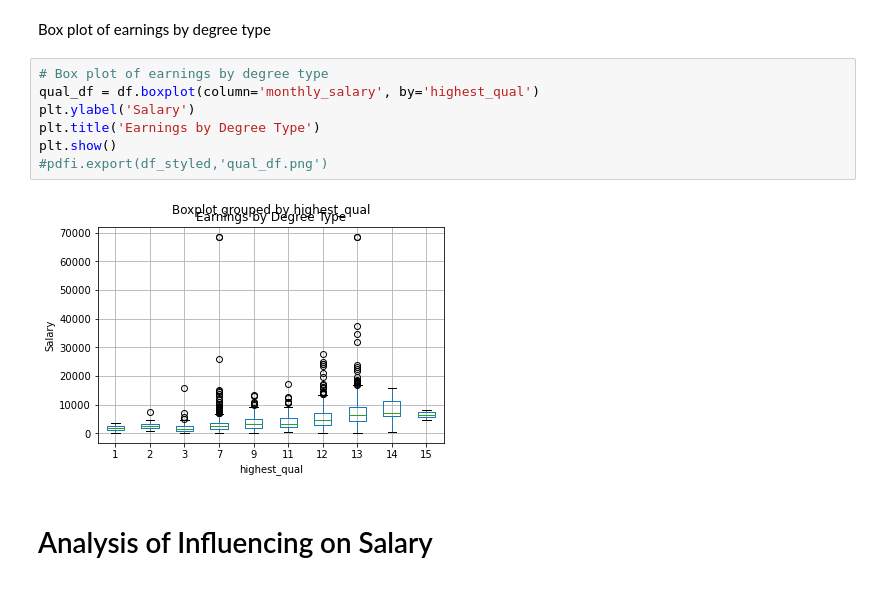
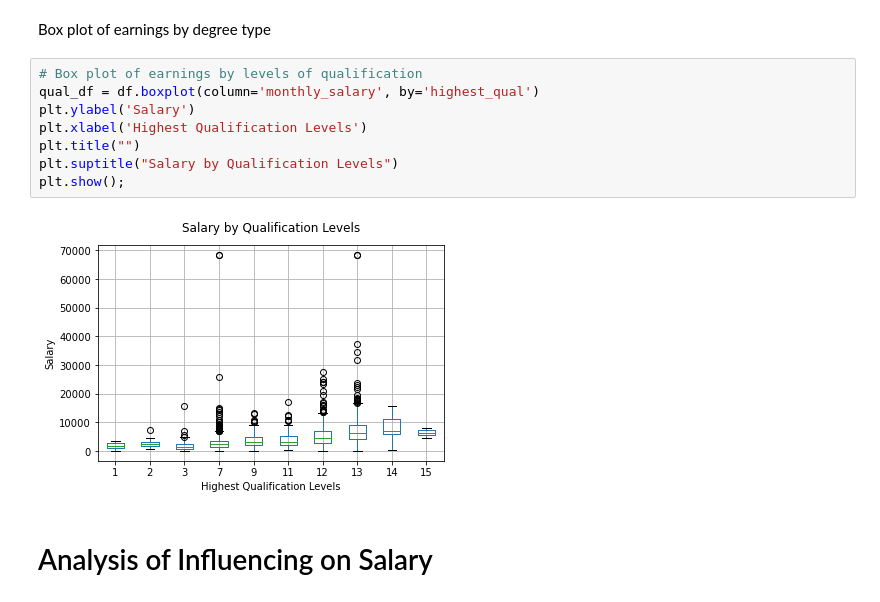
Before and after one commit to JCNdongo/ThreeKings-Project1, a Jupyter notebook: salary_group_analysis.ipynb, the cells around one changed output. Saved outputs shown, nothing was run; the diff lists cells and outputs as text.

```diff
--- a/salary_group_analysis.ipynb
+++ b/salary_group_analysis.ipynb
@@ -158,14 +145,15 @@ plt.show()
 # %% [markdown]
 Box plot of earnings by degree type
 # %%
-# Box plot of earnings by degree type
+# Box plot of earnings by levels of qualification
 qual_df = df.boxplot(column='monthly_salary', by='highest_qual')
 plt.ylabel('Salary')
-plt.title('Earnings by Degree Type')
-plt.show()
-#pdfi.export(df_styled,'qual_df.png')
+plt.xlabel('Highest Qualification Levels')
+plt.title("")
+plt.suptitle("Salary by Qualification Levels")
+plt.show();
 # %% [output]
-[figure, old version]
+[figure, new version]
 # %% [markdown]
 # Analysis of Influencing on Salary
 # %%
```
Also changed, not shown: parts of 10 cells of this notebook.
